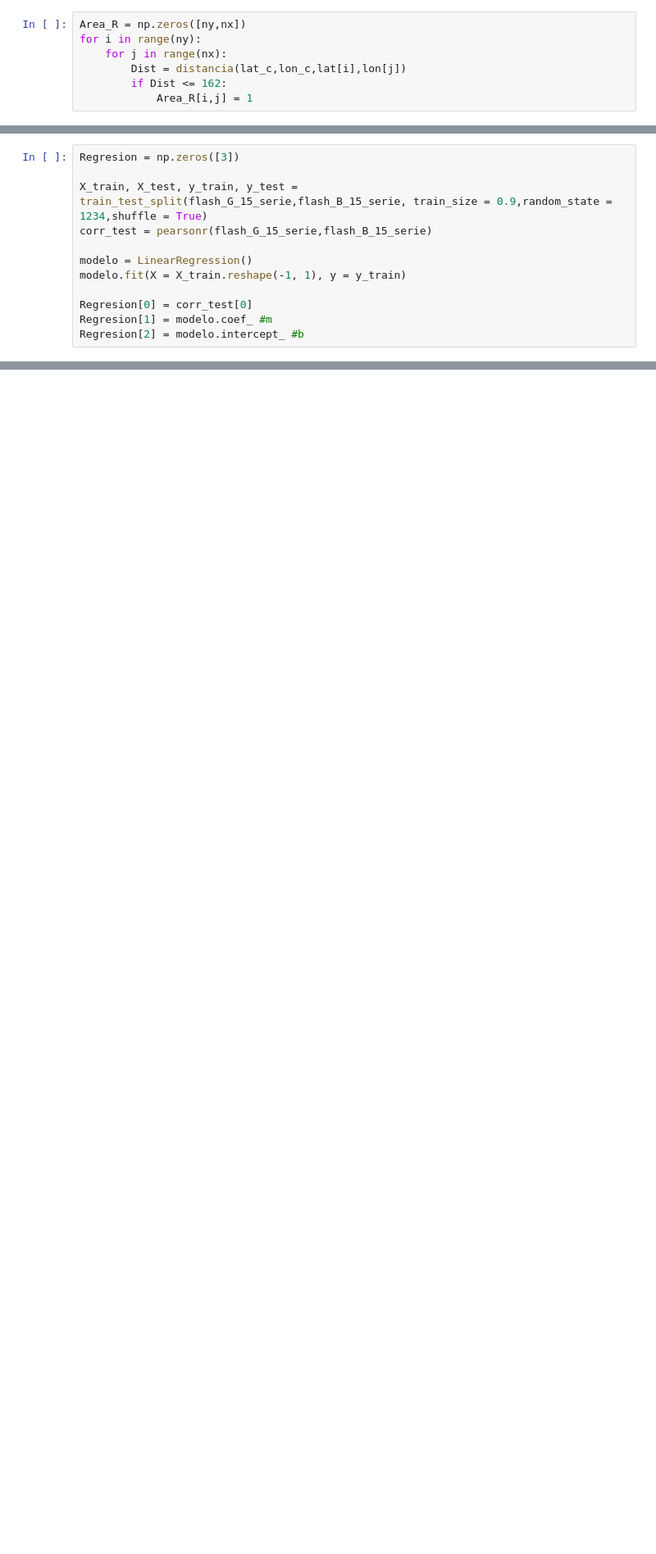
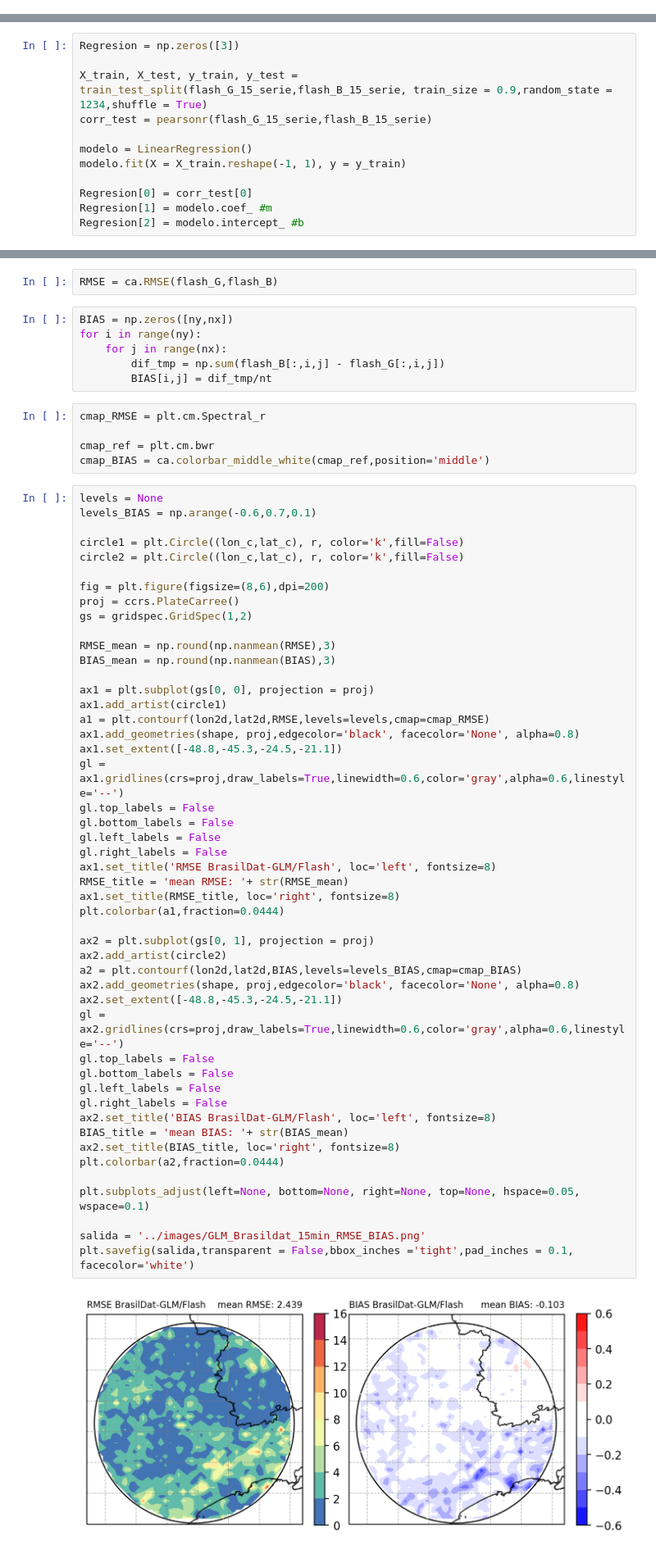
Before and after one commit to mhacarthur/Flash-density, a Jupyter notebook: python/Analysis_BrasilDat_GLM_15min.ipynb, the cells around one changed output, grey strips where cells are left out. Shown: that part at 82% size. Cells and saved outputs as stored; diff of their text form; blank space fills up the shorter version.

```diff
--- a/python/Analysis_BrasilDat_GLM_15min.ipynb
+++ b/python/Analysis_BrasilDat_GLM_15min.ipynb
@@ -52,7 +49,0 @@ r = (180)/111
-# %%
-Area_R = np.zeros([ny,nx])
-for i in range(ny):
-    for j in range(nx):
-        Dist = distancia(lat_c,lon_c,lat[i],lon[j])
-        if Dist <= 162:
-            Area_R[i,j] = 1
@@ -179,0 +133,63 @@ var units:  flash/196km2
+# %%
+RMSE = ca.RMSE(flash_G,flash_B)
+# %%
+BIAS = np.zeros([ny,nx])
+for i in range(ny):
+    for j in range(nx):
+        dif_tmp = np.sum(flash_B[:,i,j] - flash_G[:,i,j])
+        BIAS[i,j] = dif_tmp/nt
+# %%
+cmap_RMSE = plt.cm.Spectral_r
+
+cmap_ref = plt.cm.bwr
+cmap_BIAS = ca.colorbar_middle_white(cmap_ref,position='middle')
+# %%
+levels = None
+levels_BIAS = np.arange(-0.6,0.7,0.1)
+
+circle1 = plt.Circle((lon_c,lat_c), r, color='k',fill=False)
+circle2 = plt.Circle((lon_c,lat_c), r, color='k',fill=False)
+
+fig = plt.figure(figsize=(8,6),dpi=200)
+proj = ccrs.PlateCarree()
+gs = gridspec.GridSpec(1,2)
+
+RMSE_mean = np.round(np.nanmean(RMSE),3)
+BIAS_mean = np.round(np.nanmean(BIAS),3)
+
+ax1 = plt.subplot(gs[0, 0], projection = proj)
+ax1.add_artist(circle1)
+a1 = plt.contourf(lon2d,lat2d,RMSE,levels=levels,cmap=cmap_RMSE)
+ax1.add_geometries(shape, proj,edgecolor='black', facecolor='None', alpha=0.8)
+ax1.set_extent([-48.8,-45.3,-24.5,-21.1])
+gl = ax1.gridlines(crs=proj,draw_labels=True,linewidth=0.6,color='gray',alpha=0.6,linestyle='--')
+gl.top_labels = False
+gl.bottom_labels = False
+gl.left_labels = False
+gl.right_labels = False
+ax1.set_title('RMSE BrasilDat-GLM/Flash', loc='left', fontsize=8)
+RMSE_title = 'mean RMSE: '+ str(RMSE_mean)
+ax1.set_title(RMSE_title, loc='right', fontsize=8)
+plt.colorbar(a1,fraction=0.0444)
+
+ax2 = plt.subplot(gs[0, 1], projection = proj)
+ax2.add_artist(circle2)
+a2 = plt.contourf(lon2d,lat2d,BIAS,levels=levels_BIAS,cmap=cmap_BIAS)
+ax2.add_geometries(shape, proj,edgecolor='black', facecolor='None', alpha=0.8)
+ax2.set_extent([-48.8,-45.3,-24.5,-21.1])
+gl = ax2.gridlines(crs=proj,draw_labels=True,linewidth=0.6,color='gray',alpha=0.6,linestyle='--')
+gl.top_labels = False
+gl.bottom_labels = False
+gl.left_labels = False
+gl.right_labels = False
+ax2.set_title('BIAS BrasilDat-GLM/Flash', loc='left', fontsize=8)
+BIAS_title = 'mean BIAS: '+ str(BIAS_mean)
+ax2.set_title(BIAS_title, loc='right', fontsize=8)
+plt.colorbar(a2,fraction=0.0444)
+
+plt.subplots_adjust(left=None, bottom=None, right=None, top=None, hspace=0.05, wspace=0.1)
+
+salida = '../images/GLM_Brasildat_15min_RMSE_BIAS.png'
+plt.savefig(salida,transparent = False,bbox_inches ='tight',pad_inches = 0.1, facecolor='white')
+# %% [output]
+[figure, added]
```
Also changed, not shown: parts of 30 cells of this notebook, 7 other files.
